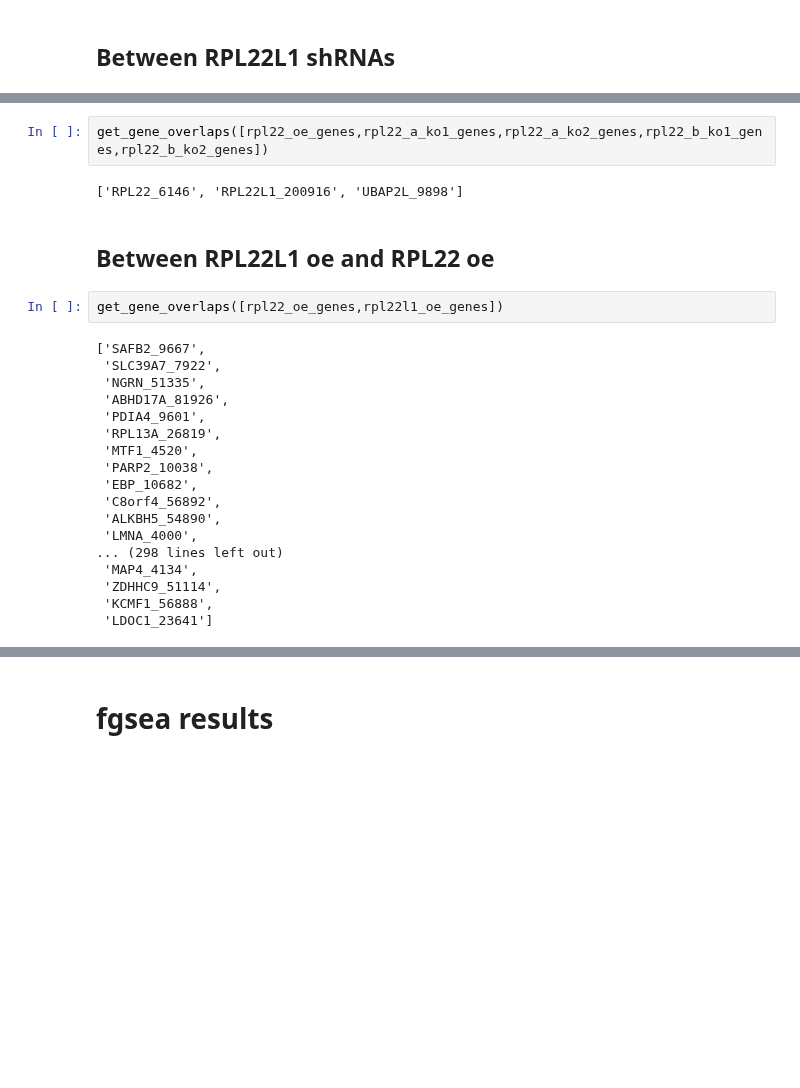
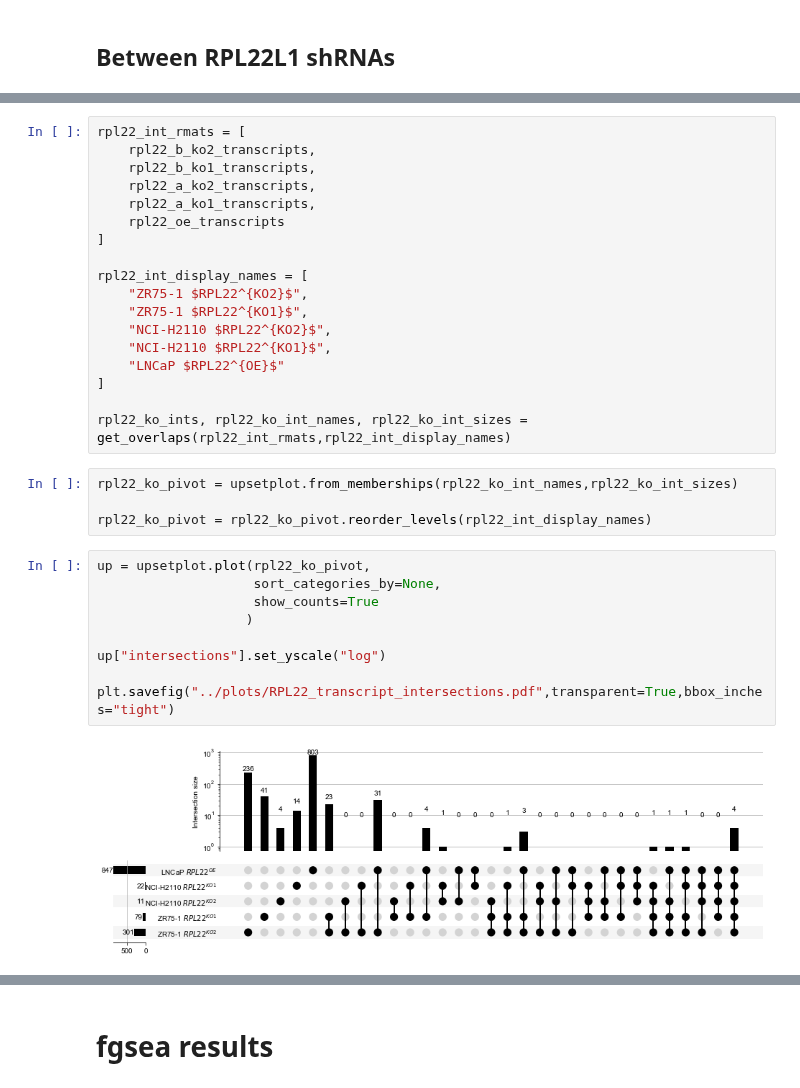
Before and after one commit to kevinhu/mdm4-splicing, a Jupyter notebook: notebooks/fig3_expression.ipynb, the cells around one changed output, grey strips where cells are left out. Cells and saved outputs as stored; diff of their text form; blank space fills up the shorter version.

Commit message:
Upset plots

```diff
--- a/notebooks/fig3_expression.ipynb
+++ b/notebooks/fig3_expression.ipynb
@@ -293,26 +183,33 @@ get_gene_overlaps([rpl22_oe_genes,rpl22_b_ko1_genes,rpl22_b_ko2_genes])
-# %%
-get_gene_overlaps([rpl22_oe_genes,rpl22_a_ko1_genes,rpl22_a_ko2_genes,rpl22_b_ko1_genes,rpl22_b_ko2_genes])
-# %% [output]
-['RPL22_6146', 'RPL22L1_200916', 'UBAP2L_9898']
-# %% [markdown]
-## Between RPL22L1 oe and RPL22 oe
-# %%
-get_gene_overlaps([rpl22_oe_genes,rpl22l1_oe_genes])
-# %% [output]
-['SAFB2_9667',
- 'SLC39A7_7922',
- 'NGRN_51335',
- 'ABHD17A_81926',
- 'PDIA4_9601',
- 'RPL13A_26819',
- 'MTF1_4520',
- 'PARP2_10038',
- 'EBP_10682',
- 'C8orf4_56892',
- 'ALKBH5_54890',
- 'LMNA_4000',
-... (298 lines left out)
- 'MAP4_4134',
- 'ZDHHC9_51114',
- 'KCMF1_56888',
- 'LDOC1_23641']
+# %%
+rpl22_int_rmats = [
+    rpl22_b_ko2_transcripts,
+    rpl22_b_ko1_transcripts,
+    rpl22_a_ko2_transcripts,
+    rpl22_a_ko1_transcripts,
+    rpl22_oe_transcripts
+]
+
+rpl22_int_display_names = [
+    "ZR75-1 $RPL22^{KO2}$",
+    "ZR75-1 $RPL22^{KO1}$",
+    "NCI-H2110 $RPL22^{KO2}$",
+    "NCI-H2110 $RPL22^{KO1}$",
+    "LNCaP $RPL22^{OE}$"
+]
+
+rpl22_ko_ints, rpl22_ko_int_names, rpl22_ko_int_sizes = get_overlaps(rpl22_int_rmats,rpl22_int_display_names)
+# %%
+rpl22_ko_pivot = upsetplot.from_memberships(rpl22_ko_int_names,rpl22_ko_int_sizes)
+
+rpl22_ko_pivot = rpl22_ko_pivot.reorder_levels(rpl22_int_display_names)
+# %%
+up = upsetplot.plot(rpl22_ko_pivot,
+                    sort_categories_by=None,
+                    show_counts=True
+                   )
+
+up["intersections"].set_yscale("log")
+
+plt.savefig("../plots/RPL22_transcript_intersections.pdf",transparent=True,bbox_inches="tight")
+# %% [output]
+[figure, added]
```
Also changed, not shown: parts of 21 cells of this notebook, 9 other files.
